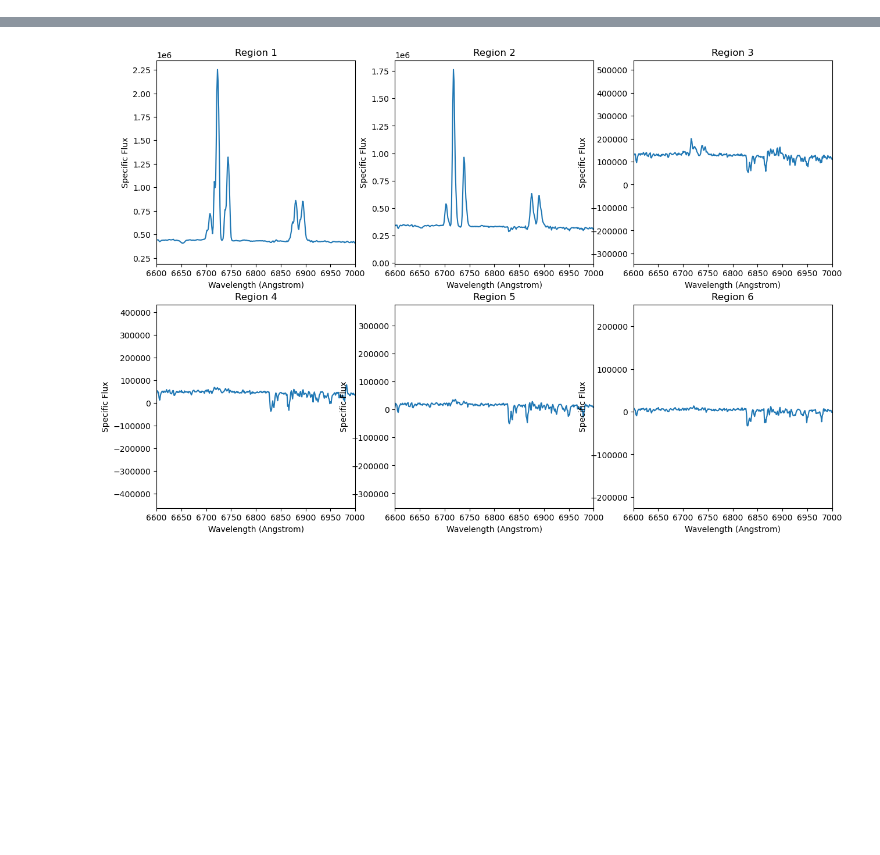
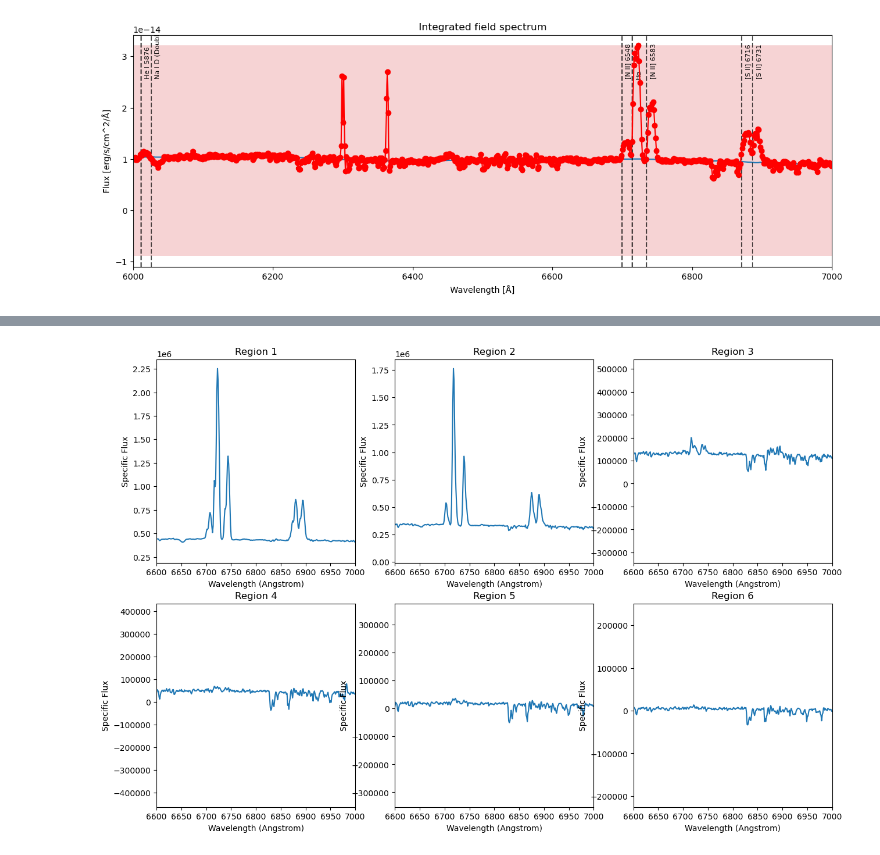
Before and after one commit to robertoinfurna/GALAXIES, a Jupyter notebook: RPS/NGC 4848.ipynb, the cells around one changed output, grey strips where cells are left out. Saved outputs shown, nothing was run; the diff lists cells and outputs as text; code cells hidden in the pictures; blank space fills up the shorter version.

```diff
--- a/RPS/NGC 4848.ipynb
+++ b/RPS/NGC 4848.ipynb
@@ -188,0 +108,82 @@ for x in range(V_map.shape[1]):  # Loop over X-axis (columns)
+# %%
+summed_var = np.nansum(var, axis=(1,2))
+# %%
+fig,ax = plt.subplots(figsize=(15,5))
+plt.title("Integrated field spectrum")
+
+plt.errorbar(w, summed_spectra*cube_units, yerr=np.sqrt(summed_var*var_units), fmt='o', color='red', ecolor='green', elinewidth=1.5, capsize=3, capthick=1.5,linestyle='-')
+
+from scipy.ndimage import median_filter
+continuum = median_filter(summed_spectra, size=101,mode="nearest")  # Choose an odd kernel size
+plt.plot(w,continuum*cube_units)
+
+plt.xlabel("Wavelength [Å]")
+plt.ylabel("Flux [erg/s/cm^2/Å]")
+
+# Define UBVRI filter wavelength ranges (in Angstrom)
+filters = {
+    "U": (3200, 4000),
+    "B": (4000, 5000),
+    "V": (5000, 6000),
+    "R": (6000, 7000),
+    "I": (7000, 9000),
+}
+
+min = np.min(summed_spectra*cube_units)
+max = np.max(summed_spectra*cube_units)
+# Add vertical shaded regions corresponding to the filters
+for name, (wmin, wmax) in filters.items():
+    plt.fill_betweenx([min, max], wmin, wmax, alpha=0.2, label=f"{name} filter")
+
+z_Coma = 0.0231
+
+# Define important emission/absorption lines in galaxies
+# Define important emission/absorption lines in galaxies
+spectral_lines = {
+    # Optical Lines
+    "O II (Doublet)": 3727,
+    "Hγ": 4340,
+    "Hδ": 4102,
+    "Hβ": 4861,
+    "[O III] 4959": 4959,
+    "[O III] 5007": 5007,
+    "He II 4686": 4686,
+    "He I 4471": 4471,
+    "He I 5876": 5876,
+    "Hα": 6563,
+    "[N II] 6548": 6548,
+    "[N II] 6583": 6583,
+    "[S II] 6716": 6716,
+    "[S II] 6731": 6731,
+    "[Ar III] 7136": 7136,
+    "[Fe II] 5159": 5159,
+
+    # Calcium Lines
+    "[Ca II] 8498": 8498,
+    "[Ca II] 8542": 8542,
+    "[Ca II] 8662": 8662,
+    "Ca H": 3968,
+    "Ca K": 3934,
+
+    # Magnesium and Sodium Lines
+    "Mg I 5175": 5175,
+    "Na I D (Doublet)": 5890,  # Doublet at 5890 and 5896 Å
+}
+# Apply redshift correction to each spectral line
+redshifted_lines = {name: wavelength * (1 + z_Coma) for name, wavelength in spectral_lines.items()}
+
+# Add vertical dashed lines for spectral features
+for name, wavelength in redshifted_lines.items():
+    plt.axvline(wavelength, color="black", linestyle="dashed", alpha=0.7)
+    plt.text(wavelength + 5, max * 0.8, name,
+             rotation=90, verticalalignment="bottom", fontsize=8, zorder=1, clip_on=True)
+
+#plt.xlim(4750.15,7500)
+#plt.xlim(6850,6900)
+plt.xlim(6000,7000)
+
+
+
+plt.show()
+# %% [output]
+[figure, added]
```
Also changed, not shown: parts of 25 cells of this notebook.
